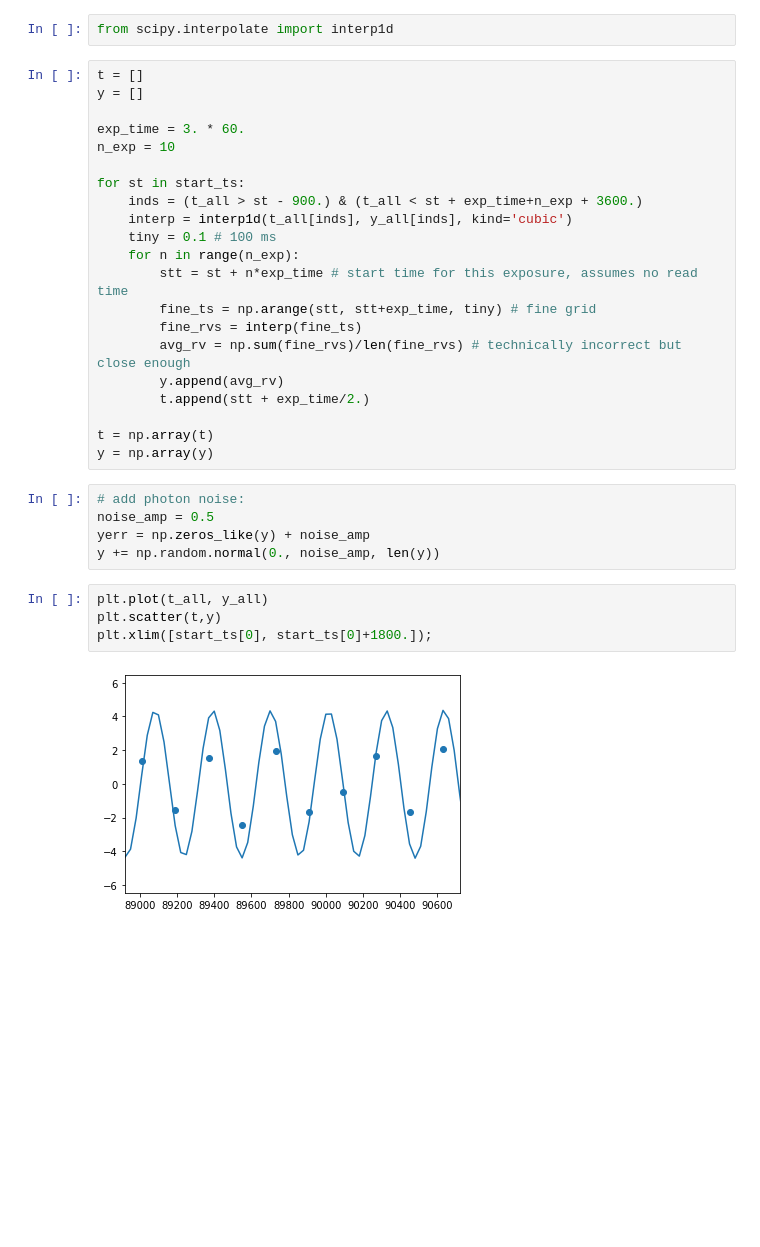
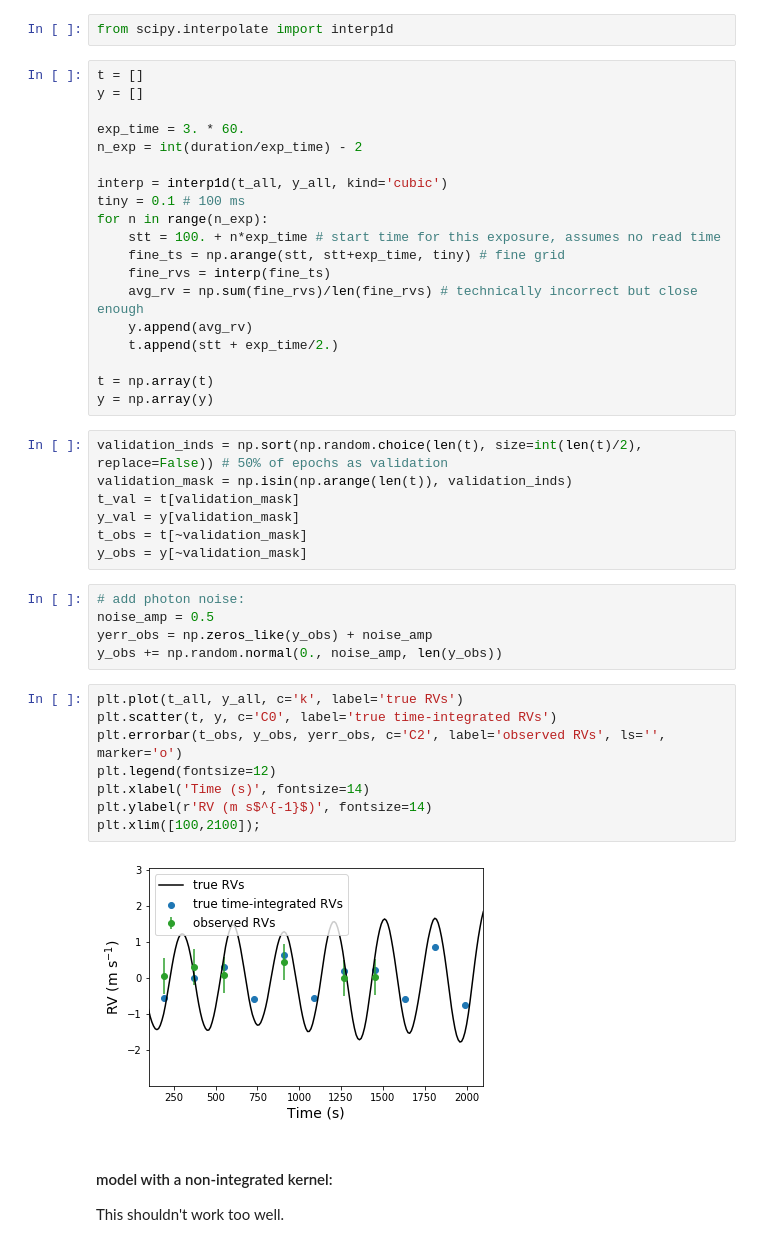
Before and after one commit to megbedell/pmodes, a Jupyter notebook: experiments/hello-integrated-world.ipynb, the cells around one changed output. Saved outputs shown, nothing was run; the diff lists cells and outputs as text; blank space fills up the shorter version.

Commit message:
training and validation

```diff
--- a/experiments/hello-integrated-world.ipynb
+++ b/experiments/hello-integrated-world.ipynb
@@ -45,30 +44,43 @@ t = []
 y = []
 
 exp_time = 3. * 60.
-n_exp = 10
+n_exp = int(duration/exp_time) - 2
 
-for st in start_ts:
-    inds = (t_all > st - 900.) & (t_all < st + exp_time+n_exp + 3600.)
-    interp = interp1d(t_all[inds], y_all[inds], kind='cubic')
-    tiny = 0.1 # 100 ms
-    for n in range(n_exp):
-        stt = st + n*exp_time # start time for this exposure, assumes no read time
-        fine_ts = np.arange(stt, stt+exp_time, tiny) # fine grid
-        fine_rvs = interp(fine_ts)
-        avg_rv = np.sum(fine_rvs)/len(fine_rvs) # technically incorrect but close enough
-        y.append(avg_rv)
-        t.append(stt + exp_time/2.)
+interp = interp1d(t_all, y_all, kind='cubic')
+tiny = 0.1 # 100 ms
+for n in range(n_exp):
+    stt = 100. + n*exp_time # start time for this exposure, assumes no read time
+    fine_ts = np.arange(stt, stt+exp_time, tiny) # fine grid
+    fine_rvs = interp(fine_ts)
+    avg_rv = np.sum(fine_rvs)/len(fine_rvs) # technically incorrect but close enough
+    y.append(avg_rv)
+    t.append(stt + exp_time/2.)
 
 t = np.array(t)
 y = np.array(y)
+# %%
+validation_inds = np.sort(np.random.choice(len(t), size=int(len(t)/2), replace=False)) # 50% of epochs as validation
+validation_mask = np.isin(np.arange(len(t)), validation_inds)
+t_val = t[validation_mask]
+y_val = y[validation_mask]
+t_obs = t[~validation_mask]
+y_obs = y[~validation_mask]
 # %%
 # add photon noise:
 noise_amp = 0.5
-yerr = np.zeros_like(y) + noise_amp
-y += np.random.normal(0., noise_amp, len(y))
+yerr_obs = np.zeros_like(y_obs) + noise_amp
+y_obs += np.random.normal(0., noise_amp, len(y_obs))
-# %%
-plt.plot(t_all, y_all)
-plt.scatter(t,y)
-plt.xlim([start_ts[0], start_ts[0]+1800.]);
-# %% [output]
-[figure, removed]
+# %%
+plt.plot(t_all, y_all, c='k', label='true RVs')
+plt.scatter(t, y, c='C0', label='true time-integrated RVs')
+plt.errorbar(t_obs, y_obs, yerr_obs, c='C2', label='observed RVs', ls='', marker='o')
+plt.legend(fontsize=12)
+plt.xlabel('Time (s)', fontsize=14)
+plt.ylabel(r'RV (m s$^{-1}$)', fontsize=14)
+plt.xlim([100,2100]);
+# %% [output]
+[figure, added]
+# %% [markdown]
+#### model with a non-integrated kernel:
+
+This shouldn't work too well.
```
Also changed, not shown: parts of 13 cells of this notebook.
